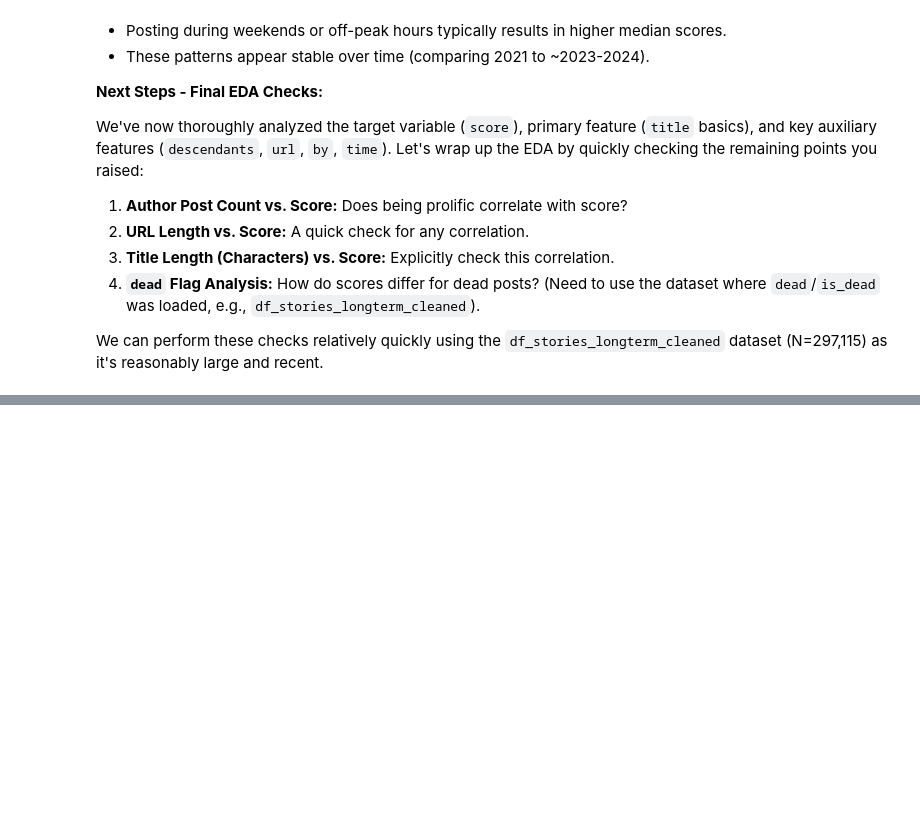
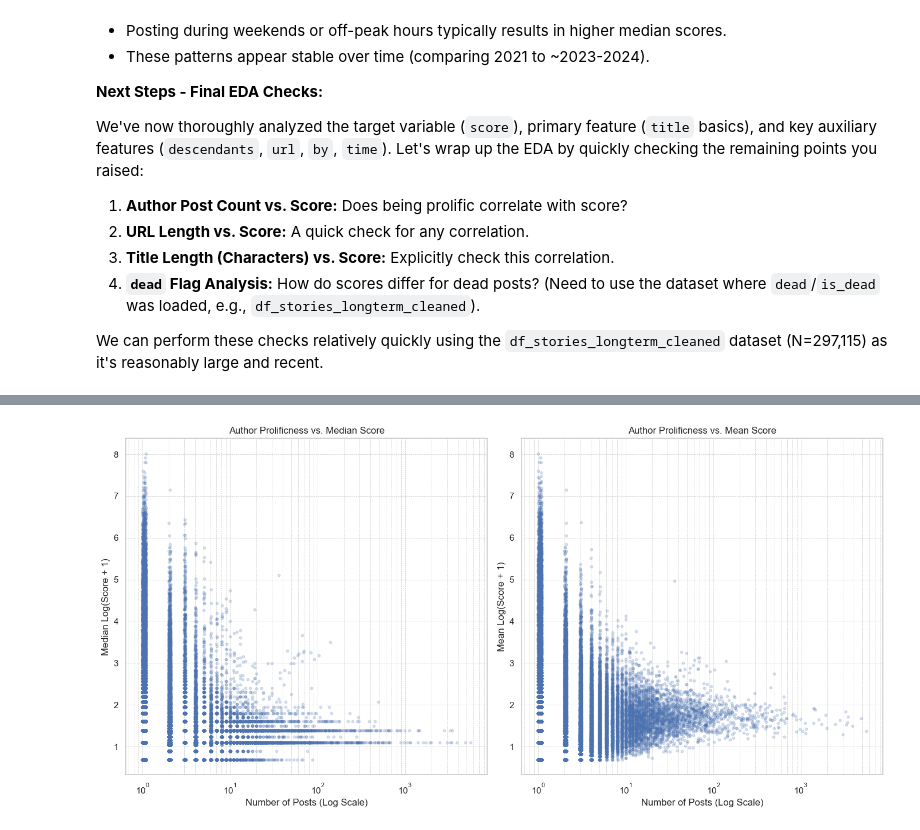
Before and after one commit to ocmoney/Dropout_Disco, a Jupyter notebook: notebooks/eda.ipynb, the cells around one changed output, grey strips where cells are left out. Cells and saved outputs as stored; diff of their text form; code cells hidden in the pictures; blank space fills up the shorter version.

```diff
--- a/notebooks/eda.ipynb
+++ b/notebooks/eda.ipynb
@@ -2566,0 +2579,77 @@ We can perform these checks relatively quickly using the `df_stories_longterm_cl
+# %%
+import pandas as pd
+import numpy as np
+import matplotlib.pyplot as plt
+import seaborn as sns
+from IPython.display import display
+
+# Ensure df_stories_longterm_cleaned exists and has the required columns
+if 'df_stories_longterm_cleaned' in locals() and not df_stories_longterm_cleaned.empty \
+    and 'by' in df_stories_longterm_cleaned.columns \
+    and 'score_log1p' in df_stories_longterm_cleaned.columns:
+
+    print("\n--- Analyzing Relationship: Author Post Count vs. Score ---")
+
+    # 1. Calculate Post Counts per Author
+    author_post_counts = df_stories_longterm_cleaned['by'].value_counts().reset_index()
+    author_post_counts.columns = ['by', 'post_count']
+    print(f"Calculated post counts for {len(author_post_counts)} unique authors.")
+
+    # 2. Calculate Author Score Stats (Mean & Median Log Score)
+    author_score_stats = df_stories_longterm_cleaned.groupby('by')['score_log1p'].agg(['mean', 'median']).reset_index()
+    author_score_stats.rename(columns={'mean': 'mean_score_log1p', 'median': 'median_score_log1p'}, inplace=True)
+    print(f"Calculated score stats for {len(author_score_stats)} unique authors.")
+
+    # 3. Combine Data
+    # Merge counts and stats based on author username ('by')
+    author_combined_stats = pd.merge(author_post_counts, author_score_stats, on='by', how='inner')
+    print(f"Combined stats for {len(author_combined_stats)} authors.")
+    display(author_combined_stats.sort_values(by='post_count', ascending=False).head()) # Show most prolific
+
+    # 4. Analyze Relationship
+    if not author_combined_stats.empty:
+        plt.figure(figsize=(14, 7))
+
+        # Plot Post Count vs. Median Score
+        plt.subplot(1, 2, 1)
+        # Use log scale for post count axis due to power-law distribution
+        # Add slight jitter to post_count for better visibility if points overlap heavily
+        plt.scatter(
+            author_combined_stats['post_count'] + np.random.rand(len(author_combined_stats))*0.1, # Jitter x-axis
+            author_combined_stats['median_score_log1p'],
+            alpha=0.2, s=10 # Low alpha, small points
+        )
+        plt.xscale('log') # Log scale for post count
+        plt.xlabel('Number of Posts (Log Scale)')
+        plt.ylabel('Median Log(Score + 1)')
+        plt.title('Author Prolificness vs. Median Score')
+        plt.grid(True, which="both", ls="--", linewidth=0.5)
+
+        # Plot Post Count vs. Mean Score
+        plt.subplot(1, 2, 2)
+        plt.scatter(
+            author_combined_stats['post_count'] + np.random.rand(len(author_combined_stats))*0.1, # Jitter x-axis
+            author_combined_stats['mean_score_log1p'],
+            alpha=0.2, s=10
+        )
+        plt.xscale('log') # Log scale for post count
+        plt.xlabel('Number of Posts (Log Scale)')
+        plt.ylabel('Mean Log(Score + 1)')
+        plt.title('Author Prolificness vs. Mean Score')
+        plt.grid(True, which="both", ls="--", linewidth=0.5)
+
+        plt.tight_layout()
+        plt.show()
+
+        # Optional: Calculate correlations (might be weak/misleading due to distribution)
+        # correlation_count_median = author_combined_stats['post_count'].corr(author_combined_stats['median_score_log1p'], method='spearman') # Spearman for non-linear/monotonic
+        # correlation_count_mean = author_combined_stats['post_count'].corr(author_combined_stats['mean_score_log1p'], method='spearman')
+        # print(f"\nSpearman Correlation (Post Count vs Median Log Score): {correlation_count_median:.3f}")
+        # print(f"Spearman Correlation (Post Count vs Mean Log Score): {correlation_count_mean:.3f}")
+
+    else:
+        print("Could not generate combined author stats.")
+
+else:
+    print("Error: df_stories_longterm_cleaned not available or missing required columns.")
+# %% [output]
@@ -2566,0 +2666 @@ We can perform these checks relatively quickly using the `df_stories_longterm_cl
+[figure, added]
```
Also changed, not shown: parts of 12 cells of this notebook.
